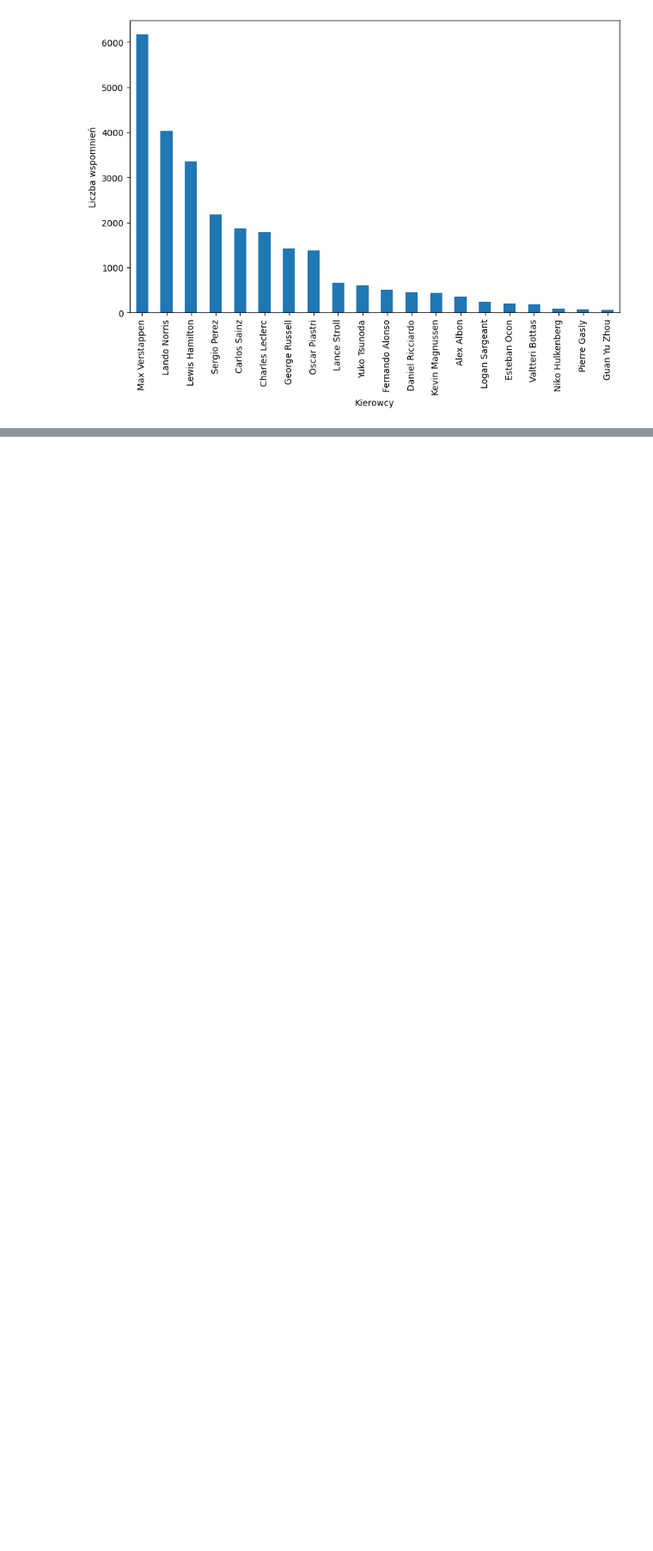
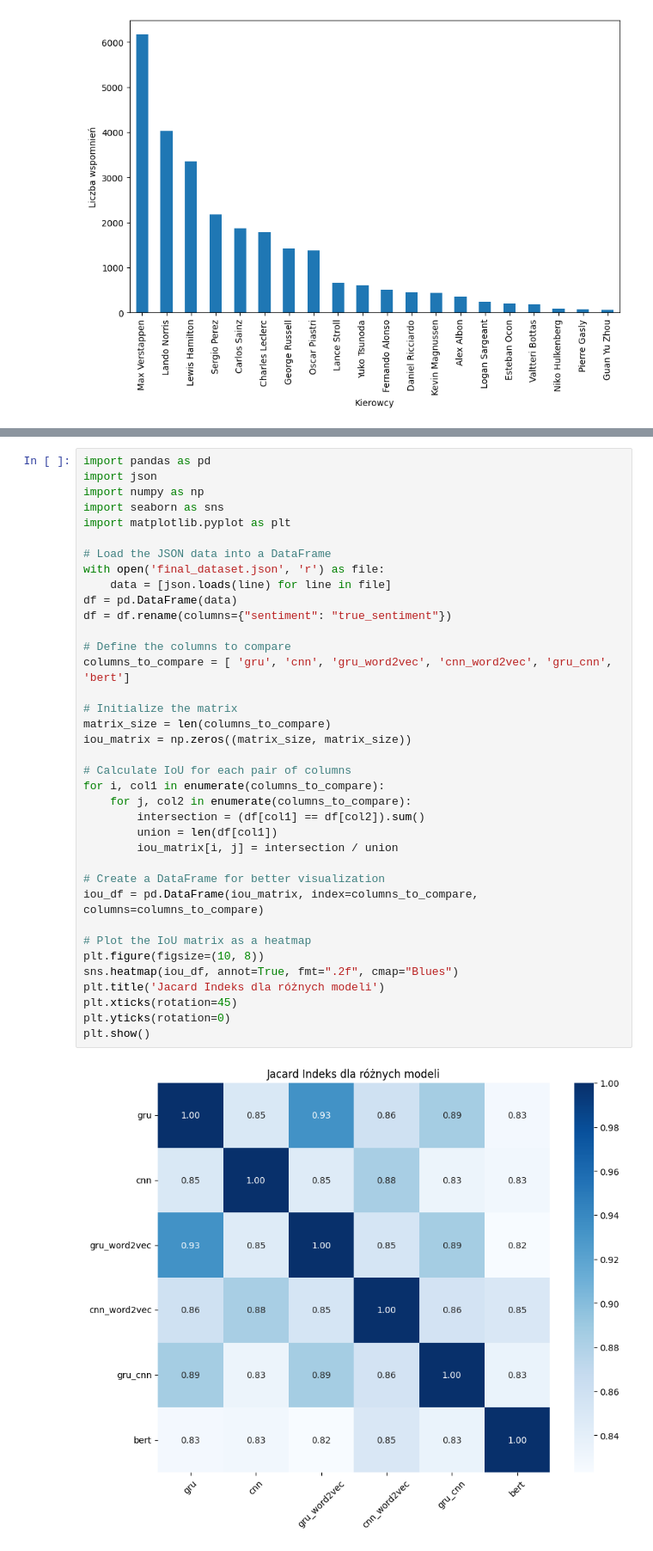
Before and after one commit to KacperST/sentiment-analysis, a Jupyter notebook: results.ipynb, the cells around one changed output, grey strips where cells are left out. Shown at 86% size. Drawn from its saved outputs; the diff is of its cells as text; blank space fills up the shorter version.

```diff
--- a/results.ipynb
+++ b/results.ipynb
@@ -204,0 +300,39 @@ plt.show()
+# %%
+import pandas as pd
+import json
+import numpy as np
+import seaborn as sns
+import matplotlib.pyplot as plt
+
+# Load the JSON data into a DataFrame
+with open('final_dataset.json', 'r') as file:
+    data = [json.loads(line) for line in file]
+df = pd.DataFrame(data)
+df = df.rename(columns={"sentiment": "true_sentiment"})
+
+# Define the columns to compare
+columns_to_compare = [ 'gru', 'cnn', 'gru_word2vec', 'cnn_word2vec', 'gru_cnn', 'bert']
+
+# Initialize the matrix
+matrix_size = len(columns_to_compare)
+iou_matrix = np.zeros((matrix_size, matrix_size))
+
+# Calculate IoU for each pair of columns
+for i, col1 in enumerate(columns_to_compare):
+    for j, col2 in enumerate(columns_to_compare):
+        intersection = (df[col1] == df[col2]).sum()
+        union = len(df[col1])
+        iou_matrix[i, j] = intersection / union
+
+# Create a DataFrame for better visualization
+iou_df = pd.DataFrame(iou_matrix, index=columns_to_compare, columns=columns_to_compare)
+
+# Plot the IoU matrix as a heatmap
+plt.figure(figsize=(10, 8))
+sns.heatmap(iou_df, annot=True, fmt=".2f", cmap="Blues")
+plt.title('Jacard Indeks dla różnych modeli')
+plt.xticks(rotation=45)
+plt.yticks(rotation=0)
+plt.show()
+# %% [output]
+[figure, added]
```
Also changed, not shown: parts of 12 cells of this notebook.
